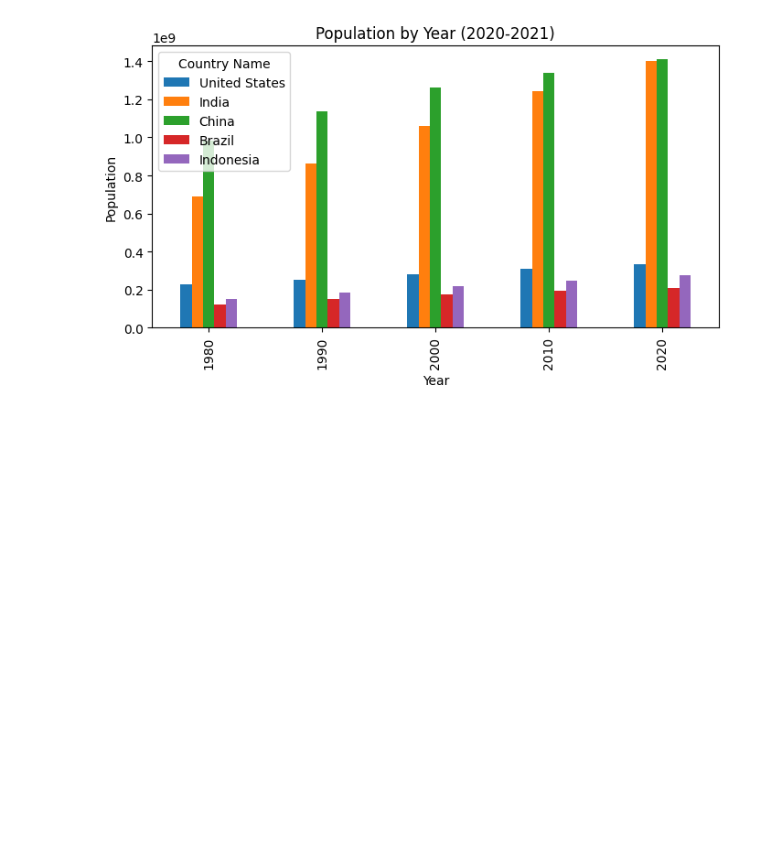
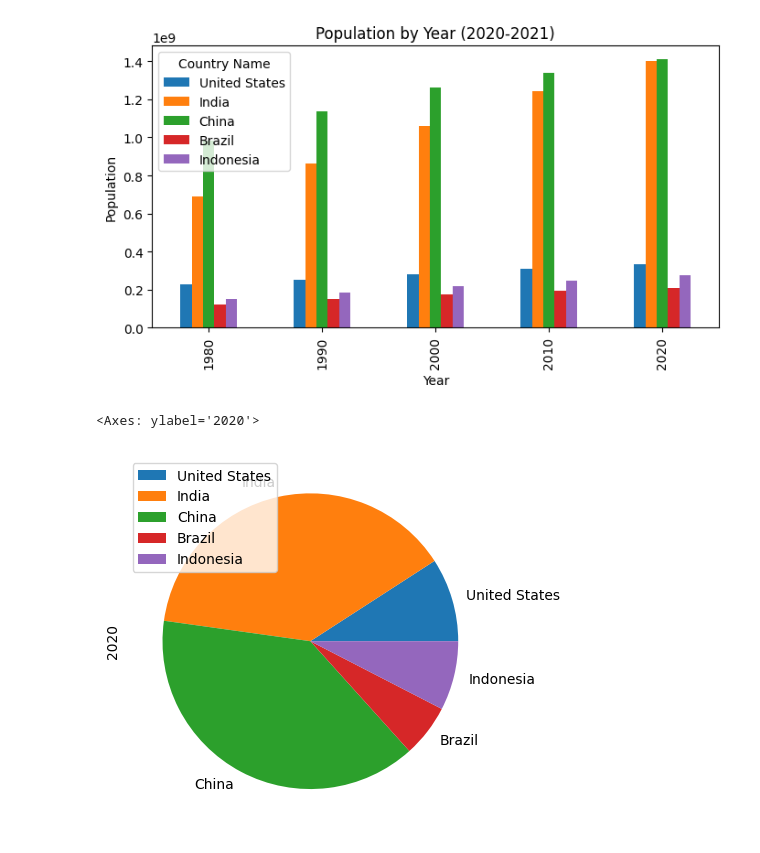
Before and after one commit to DiilaNa/Data_Science_with-Pandas, a Jupyter notebook: Project-2/DataVisualization.ipynb, the cells around one changed output. Drawn from its saved outputs; the diff is of its cells as text; code cells hidden in the pictures; blank space fills up the shorter version.

Commit message:
Data Visualization-PieChart

```diff
--- a/Project-2/DataVisualization.ipynb
+++ b/Project-2/DataVisualization.ipynb
@@ -105,3 +105,12 @@ df_pivot_sample.plot(kind='bar',xlabel='Year',ylabel='Population',title='Populat
 # %% [output]
 <Axes: title={'center': 'Population by Year (2020-2021)'}, xlabel='Year', ylabel='Population'>
 [figure]
+# %%
+#----------Pie Chart--------------------------
+# changing column name
+df_pivot_2020.rename(columns={2020:'2020'},inplace=True)
+# %%
+df_pivot_2020.plot(kind='pie',y='2020',title='Population in 2020(%)')
+# %% [output]
+<Axes: ylabel='2020'>
+[figure, added]
```
